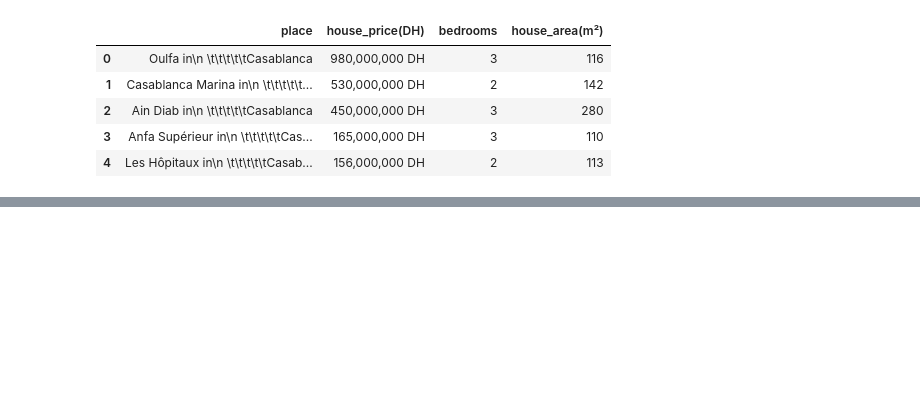
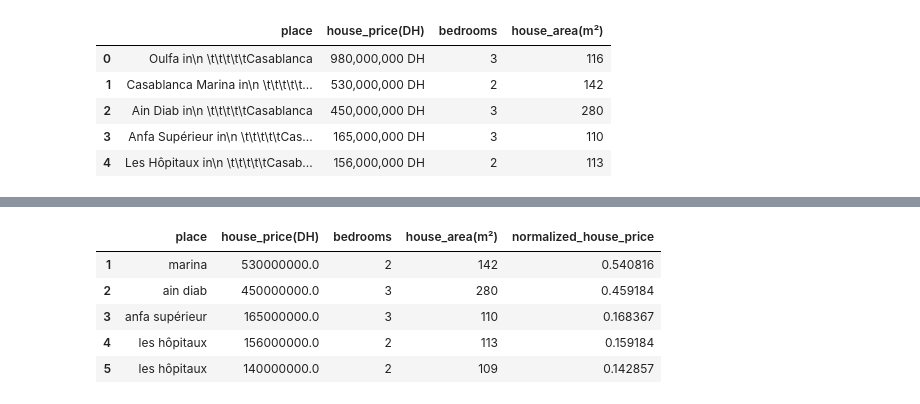
Before and after one commit to yuguerten/Casablanca-housing, a Jupyter notebook: housing_Casablanca_scraper.ipynb, the cells around one changed output, grey strips where cells are left out. Saved outputs shown, nothing was run; the diff lists cells and outputs as text; code cells hidden in the pictures; blank space fills up the shorter version.

```diff
--- a/housing_Casablanca_scraper.ipynb
+++ b/housing_Casablanca_scraper.ipynb
@@ -118,0 +171,14 @@ memory usage: 146.3+ KB
+# %%
+housing_Casablanca['place']  = housing_Casablanca['place'].str.replace(' in','')
+# %%
+
+housing_Casablanca = housing_Casablanca.drop(housing_Casablanca[housing_Casablanca['place'].str.strip() == 'oulfa'].index)
+# %%
+housing_Casablanca.head()
+# %% [output]
+|  | place | house_price(DH) | bedrooms | house_area(m²) | normalized_house_price |
+| 1 | marina | 530000000.0 | 2 | 142 | 0.540816 |
+| 2 | ain diab | 450000000.0 | 3 | 280 | 0.459184 |
+| 3 | anfa supérieur | 165000000.0 | 3 | 110 | 0.168367 |
+| 4 | les hôpitaux | 156000000.0 | 2 | 113 | 0.159184 |
+| 5 | les hôpitaux | 140000000.0 | 2 | 109 | 0.142857 |
```
Also changed, not shown: parts of 21 cells of this notebook.
